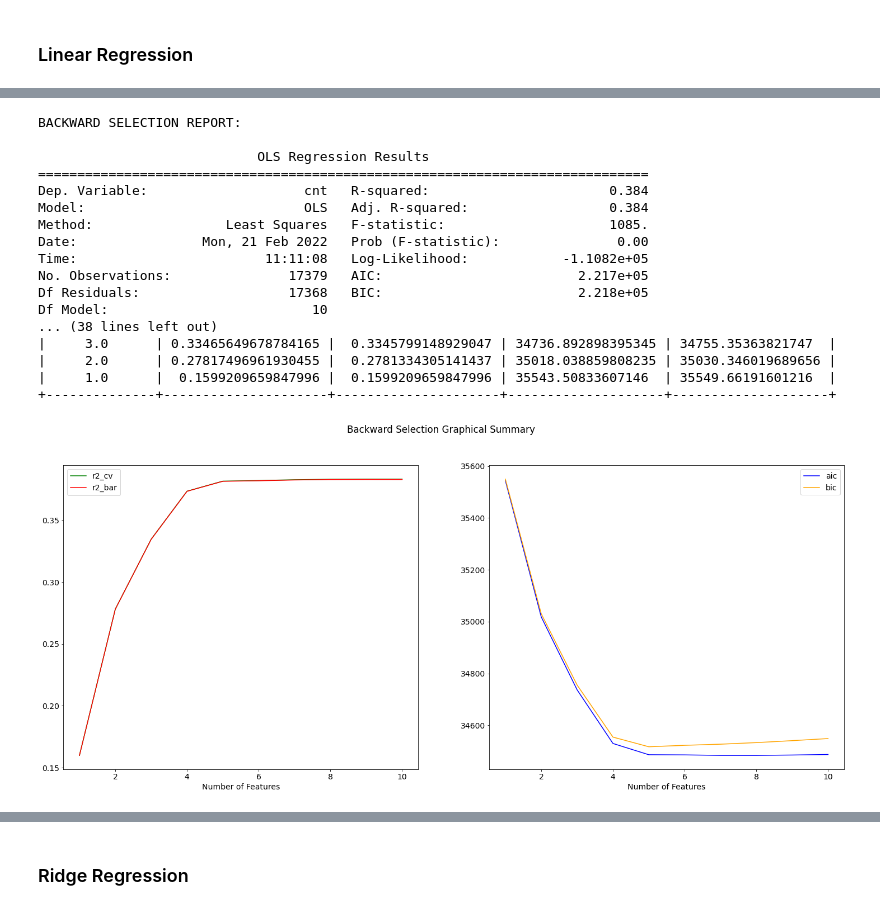
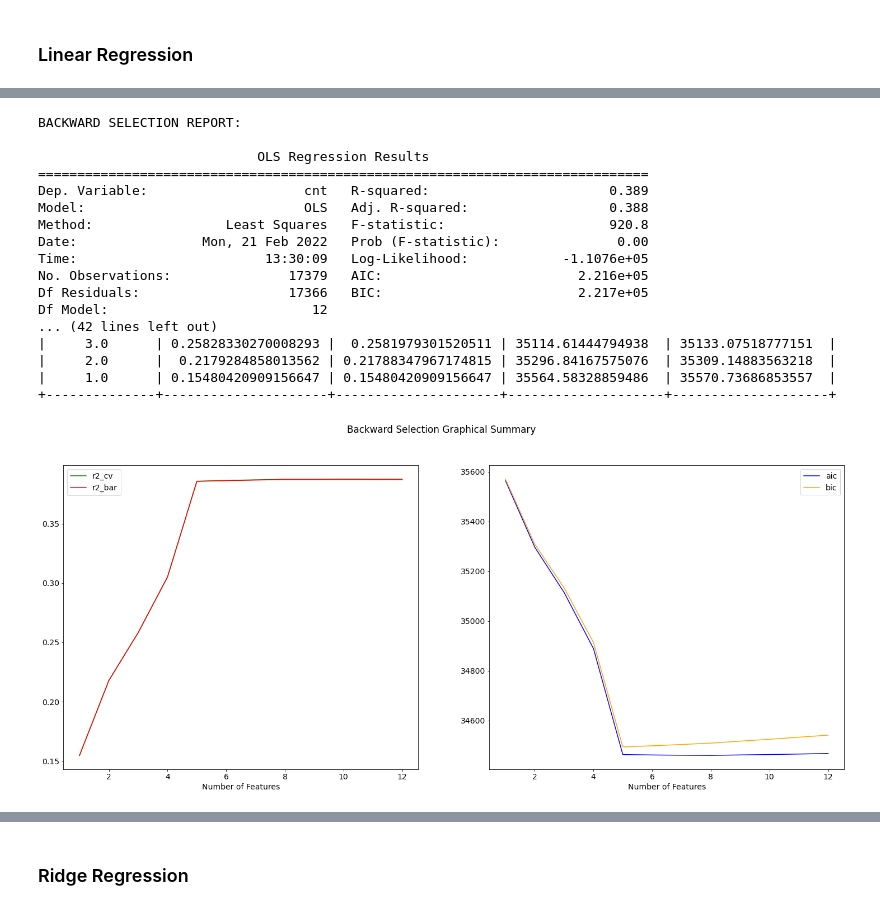
Before and after one commit to sking115422/DS2_P1, a Jupyter notebook: python/bike_sharing.ipynb, the cells around one changed output, grey strips where cells are left out. Drawn from its saved outputs; the diff is of its cells as text; code cells hidden in the pictures.

```diff
--- a/python/bike_sharing.ipynb
+++ b/python/bike_sharing.ipynb
@@ -49,0 +27,2 @@ y = df.iloc[:,-1]
+# %%
+b_df = get_bike_sharing_df() # See method in Model_Parent
@@ -50,7 +45,12 @@ y = df.iloc[:,-1]
+# %%
+# Drops the Casual and Registered rental count columns along with total rented bikes since they are essentially the same metric
+X = b_df.iloc[:, :-3]
+# We are trying to predict total bikes rented, not just casual or registered users
+y = b_df.iloc[:, -1]
 # %% [markdown]
 ## Generating Models
 # %% [markdown]
 ### Linear Regression
 # %%
-lr = linear_model.LinearRegression()
+model = linear_model.LinearRegression()
 # %%
@@ -77,22 +77,22 @@ Df Model:                          10
 # %%
-backwardSelection(lr, X, y)
+backwardSelection(model, X, y)
 # %% [output]
 BACKWARD SELECTION REPORT:
 
                             OLS Regression Results
 ==============================================================================
-Dep. Variable:                    cnt   R-squared:                       0.384
-Model:                            OLS   Adj. R-squared:                  0.384
-Method:                 Least Squares   F-statistic:                     1085.
+Dep. Variable:                    cnt   R-squared:                       0.389
+Model:                            OLS   Adj. R-squared:                  0.388
+Method:                 Least Squares   F-statistic:                     920.8
 Date:                Mon, 21 Feb 2022   Prob (F-statistic):               0.00
-Time:                        11:11:08   Log-Likelihood:            -1.1082e+05
-No. Observations:               17379   AIC:                         2.217e+05
-Df Residuals:                   17368   BIC:                         2.218e+05
-Df Model:                          10
-... (38 lines left out)
-|     3.0      | 0.33465649678784165 |  0.3345799148929047 | 34736.892898395345 | 34755.35363821747  |
-|     2.0      | 0.27817496961930455 |  0.2781334305141437 | 35018.038859808235 | 35030.346019689656 |
-|     1.0      |  0.1599209659847996 |  0.1599209659847996 | 35543.50833607146  | 35549.66191601216  |
+Time:                        13:30:09   Log-Likelihood:            -1.1076e+05
+No. Observations:               17379   AIC:                         2.216e+05
+Df Residuals:                   17366   BIC:                         2.217e+05
+Df Model:                          12
+... (42 lines left out)
+|     3.0      | 0.25828330270008293 |  0.2581979301520511 | 35114.61444794938  | 35133.07518777151  |
+|     2.0      |  0.2179284858013562 | 0.21788347967174815 | 35296.84167575076  | 35309.14883563218  |
+|     1.0      | 0.15480420909156647 | 0.15480420909156647 | 35564.58328859486  | 35570.73686853557  |
 +--------------+---------------------+---------------------+--------------------+--------------------+
-[figure, old version]
+[figure, new version]
 # %%
```
Also changed, not shown: parts of 37 cells of this notebook, 1 other file.
